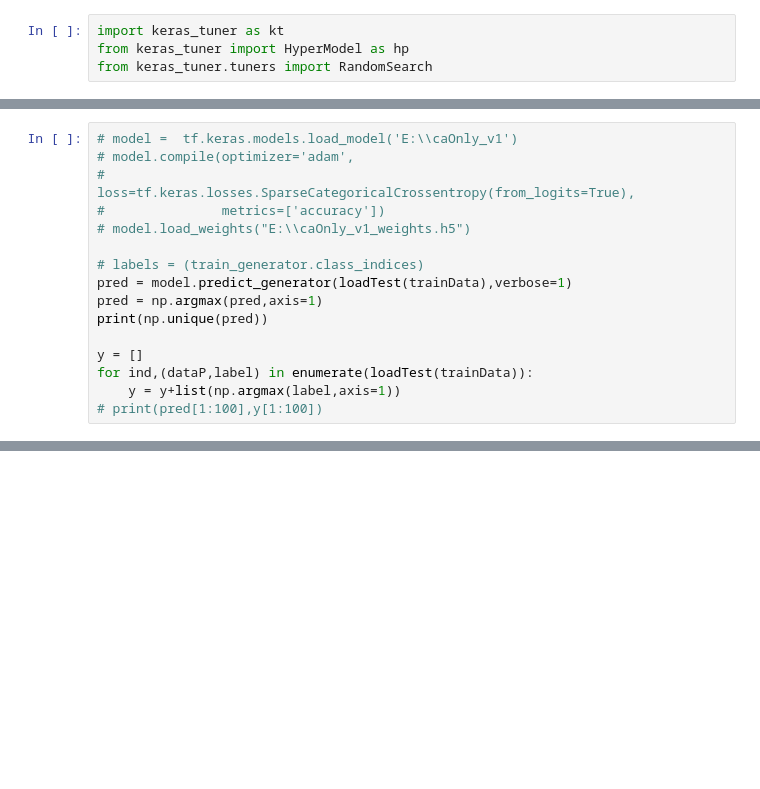
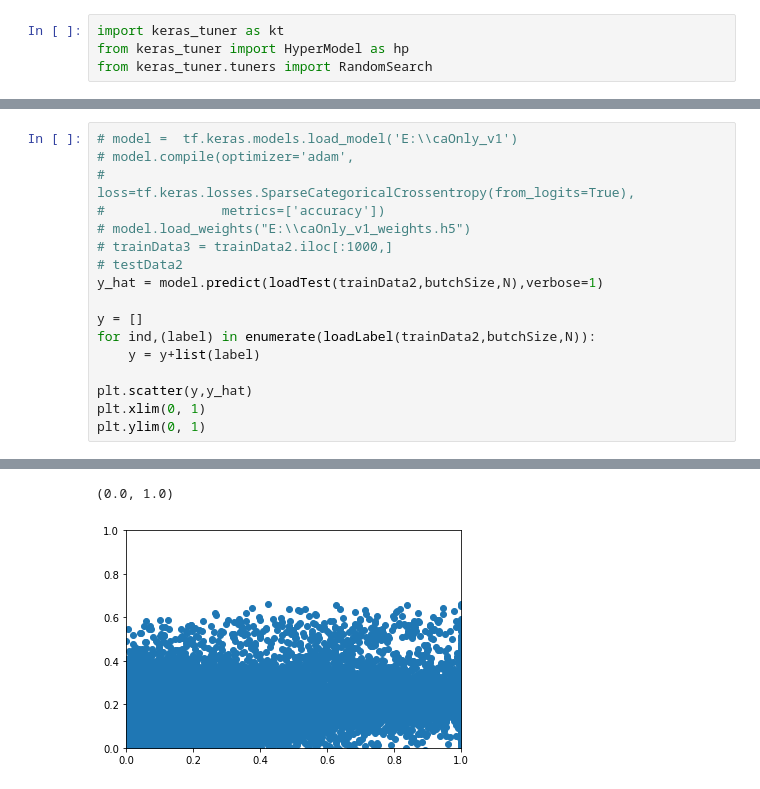
Before and after one commit to dz256/NN, a Jupyter notebook: LSTM_predict_speed_using_calciumActivity.ipynb, the cells around one changed output, grey strips where cells are left out. Saved outputs shown, nothing was run; the diff lists cells and outputs as text; blank space fills up the shorter version.

```diff
--- a/LSTM_predict_speed_using_calciumActivity.ipynb
+++ b/LSTM_predict_speed_using_calciumActivity.ipynb
@@ -649,16 +635,0 @@ print(np.sum(y==pred)/len(y))
-# %%
-# model =  tf.keras.models.load_model('E:\\caOnly_v1')
-# model.compile(optimizer='adam',
-#               loss=tf.keras.losses.SparseCategoricalCrossentropy(from_logits=True),
-#               metrics=['accuracy'])
-# model.load_weights("E:\\caOnly_v1_weights.h5")
-
-# labels = (train_generator.class_indices)
-pred = model.predict_generator(loadTest(trainData),verbose=1)
-pred = np.argmax(pred,axis=1)
-print(np.unique(pred))
-
-y = []
-for ind,(dataP,label) in enumerate(loadTest(trainData)):
-    y = y+list(np.argmax(label,axis=1))
-# print(pred[1:100],y[1:100])
@@ -775,0 +644,18 @@ for d,l in train_generator:
+# %%
+# model =  tf.keras.models.load_model('E:\\caOnly_v1')
+# model.compile(optimizer='adam',
+#               loss=tf.keras.losses.SparseCategoricalCrossentropy(from_logits=True),
+#               metrics=['accuracy'])
+# model.load_weights("E:\\caOnly_v1_weights.h5")
+# trainData3 = trainData2.iloc[:1000,]
+# testData2
+y_hat = model.predict(loadTest(trainData2,butchSize,N),verbose=1)
+
+y = []
+for ind,(label) in enumerate(loadLabel(trainData2,butchSize,N)):
+    y = y+list(label)
+
+plt.scatter(y,y_hat)
+plt.xlim(0, 1)
+plt.ylim(0, 1)
+# %% [output]
@@ -775,0 +663,2 @@ for d,l in train_generator:
+(0.0, 1.0)
+[figure, added]
```
Also changed, not shown: parts of 64 cells of this notebook, 12 other files.
